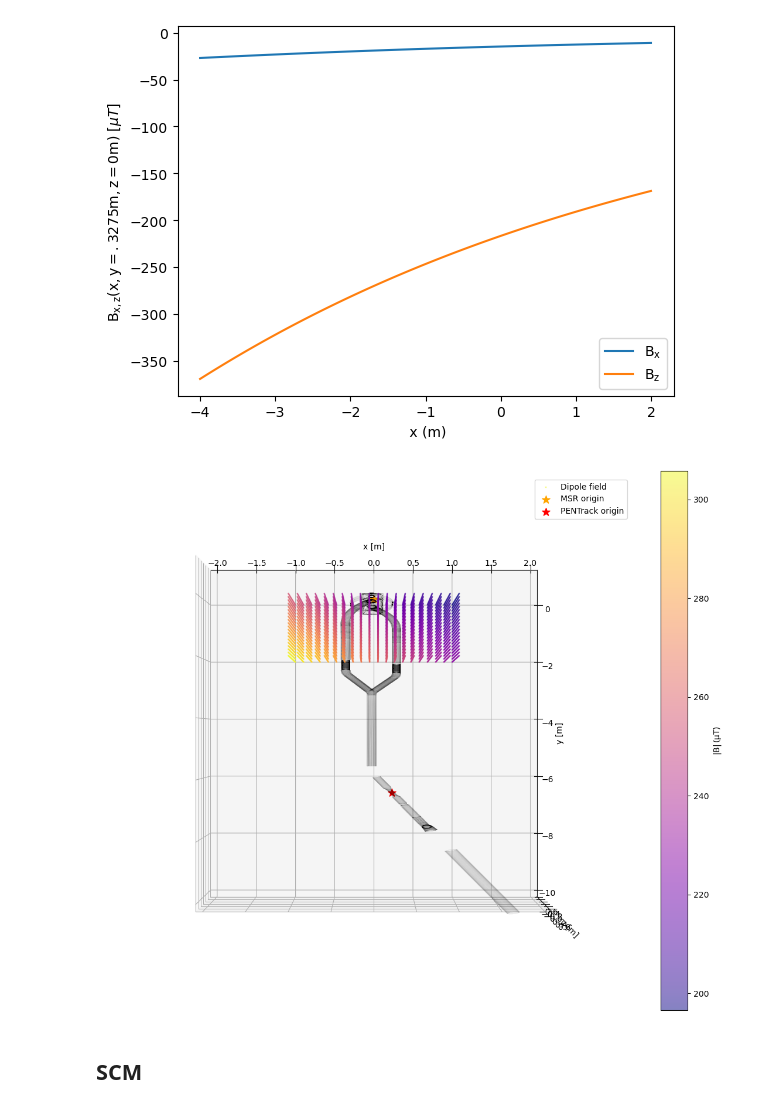
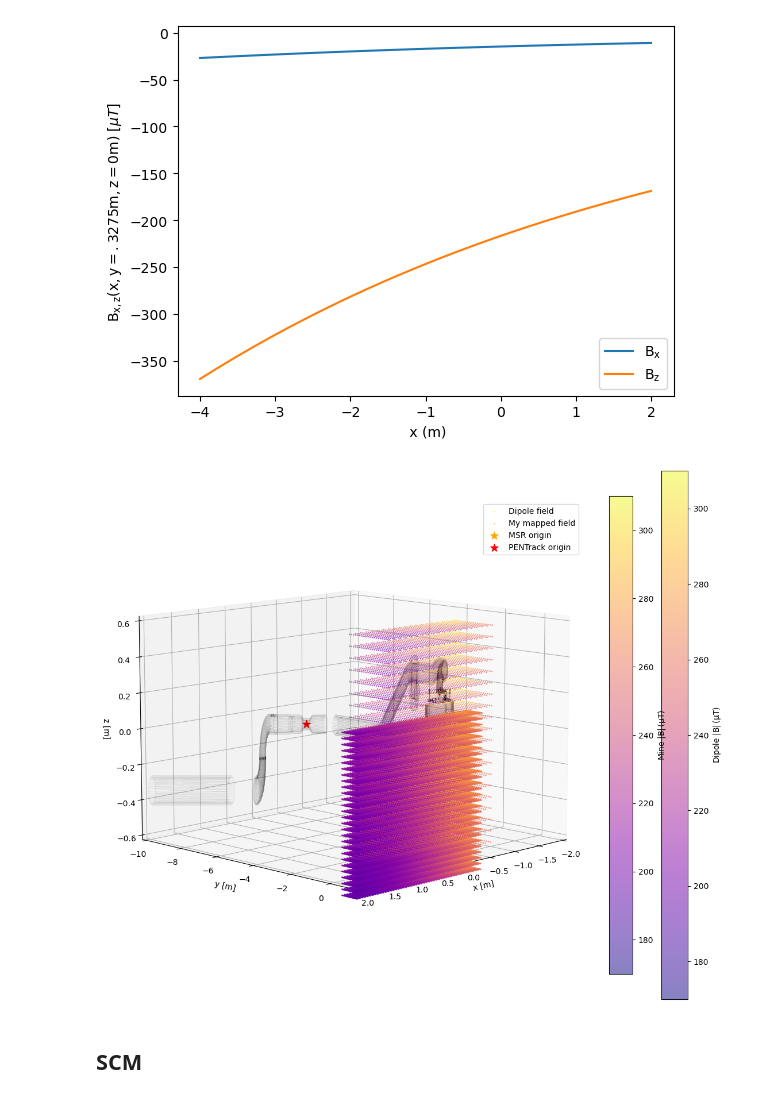
Before and after one commit to eklem1/AdiabaticSpinTransp, a Jupyter notebook: CalculatingK.ipynb, the cells around one changed output. Cells and saved outputs as stored; diff of their text form; code cells hidden in the pictures.

Commit message:
Starting with Takashi's 2019 SCM mapping, got Pentrack model working but the region it's over is not helpful

```diff
--- a/CalculatingK.ipynb
+++ b/CalculatingK.ipynb
@@ -306,6 +301,14 @@ plt.legend()
 plt.show()
 # %% [output]
 [figure]
+# %%
+#importing data from my 2022 fall mapping
+colNames = ['x', 'y', 'z', 'B_x', 'B_y', 'B_z']
+#uses cm and uT already
+file_22 = "../MesonMagMapping/Fall_2022/data_export/map_referencedMSR_fall2022_together_interp50.txt"
+data_myMapping2022 = pd.read_csv(file_22, comment='#', sep='\t', names=colNames)
+#cutting the data to only the region no more than 80 cm below the center of the MSR
+data_myMapping2022 = data_myMapping2022[data_myMapping2022.z > -80]
 # %%
 import sys, os
 sys.path.insert(1, '../MesonMagMapping/PrettyPlotTools/')
@@ -316,43 +319,51 @@ from mpl_toolkits import mplot3d
 fig = plt.figure(figsize=(10, 10))
 axes = mplot3d.Axes3D(fig)
 
 # plt.title("2019 Magnetic field mapping", pad=-10)
 
 # B1 = np.sqrt(data1[2]['B_x']**2 + data1[2]['B_y']**2 + data1[2]['B_z']**2 )*100 #muT
-Q = axes.scatter(B_dipole['x'], B_dipole['y'], B_dipole['z'],
-                            c=B_dipole['B']*1e6, s=1, alpha=0.5, cmap='plasma', label="Dipole field")
+Q_dipole = axes.scatter(B_dipole['x'], B_dipole['y'], B_dipole['z'],
+                            c=B_dipole['B']*1e6, s=1, alpha=0.5, cmap='plasma', label="Dipole field",
+                       vmin=170, vmax=310)
+# cax = fig.add_axes([axes.get_position().x1+0.01,axes.get_position().y0,
+#                     0.02,axes.get_position().height])
+# fig.colorbar(Q, cax=cax) # Similar to fig.colorbar(im, cax = cax)
+
+cbar = fig.colorbar(Q_dipole, label='Dipole $\mathsf{|B|\,(\mu T)}$', fraction=0.046)#, cax=cax)
+
+B_myMapping2022 = np.sqrt(data_myMapping2022.B_x**2 + data_myMapping2022.B_y**2 + data_myMapping2022.B_z**2)
+Q_myMapping = axes.scatter(data_myMapping2022['x']/100, data_myMapping2022['y']/100,
+                           data_myMapping2022['z']/100, c=B_myMapping2022, s=1,
+                           alpha=0.5, cmap='plasma', label="My mapped field",
+                           vmin=170, vmax=310)
+
+cbar = fig.colorbar(Q_myMapping, label='Mine $\mathsf{|B|\,(\mu T)}$', fraction=0.046)#, cax=cax)
 
 #loads all the file I have in this folder as STLs
 STLpath = '../MesonMagMapping/PrettyPlotTools/STLsToGraph_F_MSR'
 stl_array = os.listdir(STLpath)
 
 axes.scatter(0, 0, 0, marker="*", s=100, color="orange", label="MSR origin")
 axes.scatter(0.223, -6.489, 0, marker="*", s=100, color="red",
              label="PENTrack origin")
 
 for STLfile in stl_array:
 #     print(STLfile)
     ppf.graphSTL(STLpath+'/'+STLfile, axes)
 
-# axes.view_init(elev=10., azim=45)
-axes.view_init(elev=90., azim=-90) #top view
+axes.view_init(elev=10., azim=45)
+# axes.view_init(elev=90., azim=-90) #top view
 axes.set_xlim(-2, 2)
 axes.set_ylim(-10, 1)
 axes.set_zlim(-0.6, 0.6)
-
-# cax = fig.add_axes([axes.get_position().x1+0.01,axes.get_position().y0,
-#                     0.02,axes.get_position().height])
-# fig.colorbar(Q, cax=cax) # Similar to fig.colorbar(im, cax = cax)
-
-cbar = fig.colorbar(Q, label='$\mathsf{|B|\,(\mu T)}$', fraction=0.046)#, cax=cax)
 
 axes.set_xlabel('x [m]')
 axes.set_ylabel('y [m]')
 axes.set_zlabel('z [m]')
 axes.legend()
 
 plt.show()
 # %% [output]
-[figure, old version]
+[figure, new version]
 # %% [markdown]
 ## SCM
```
Also changed, not shown: parts of 22 cells of this notebook.
